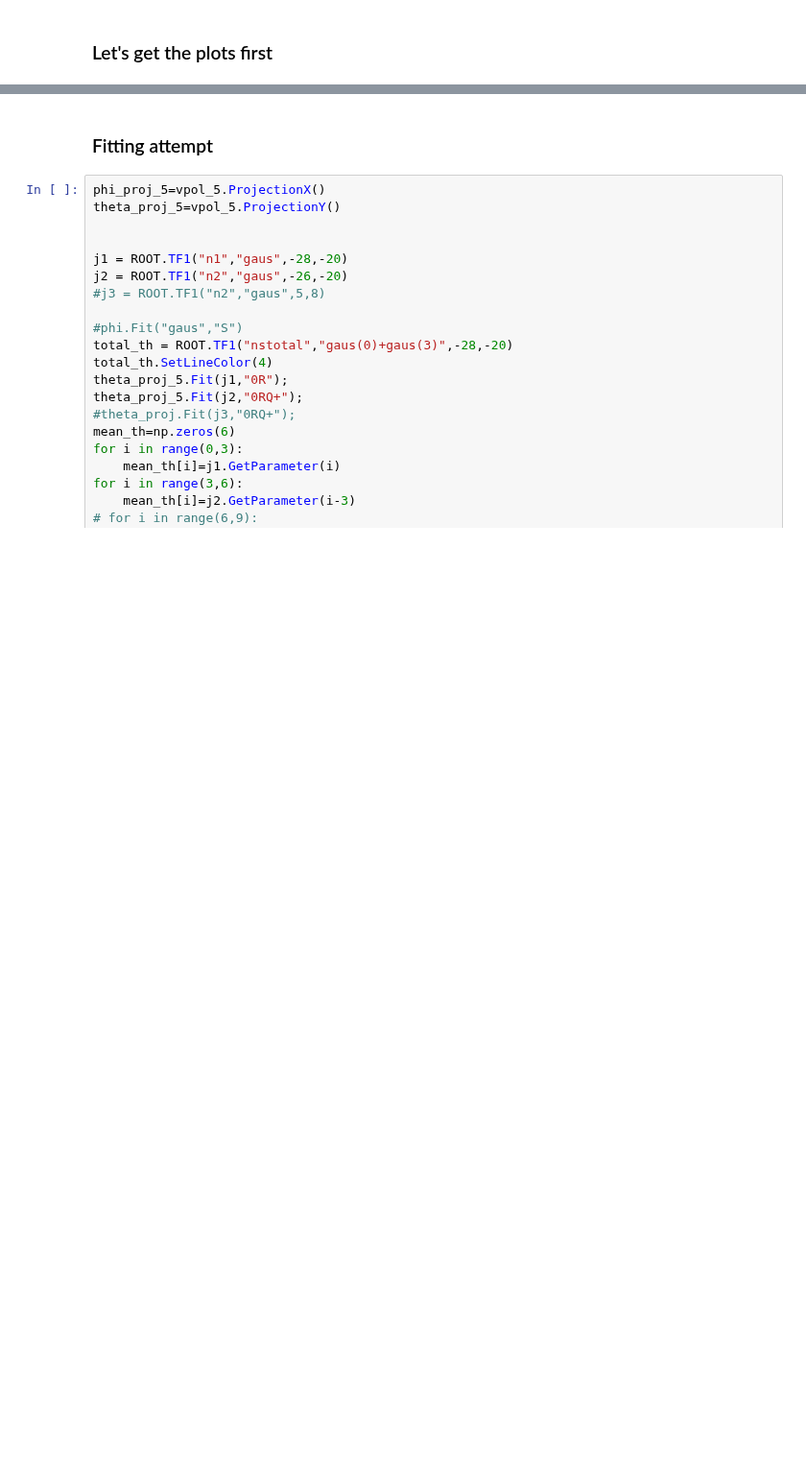
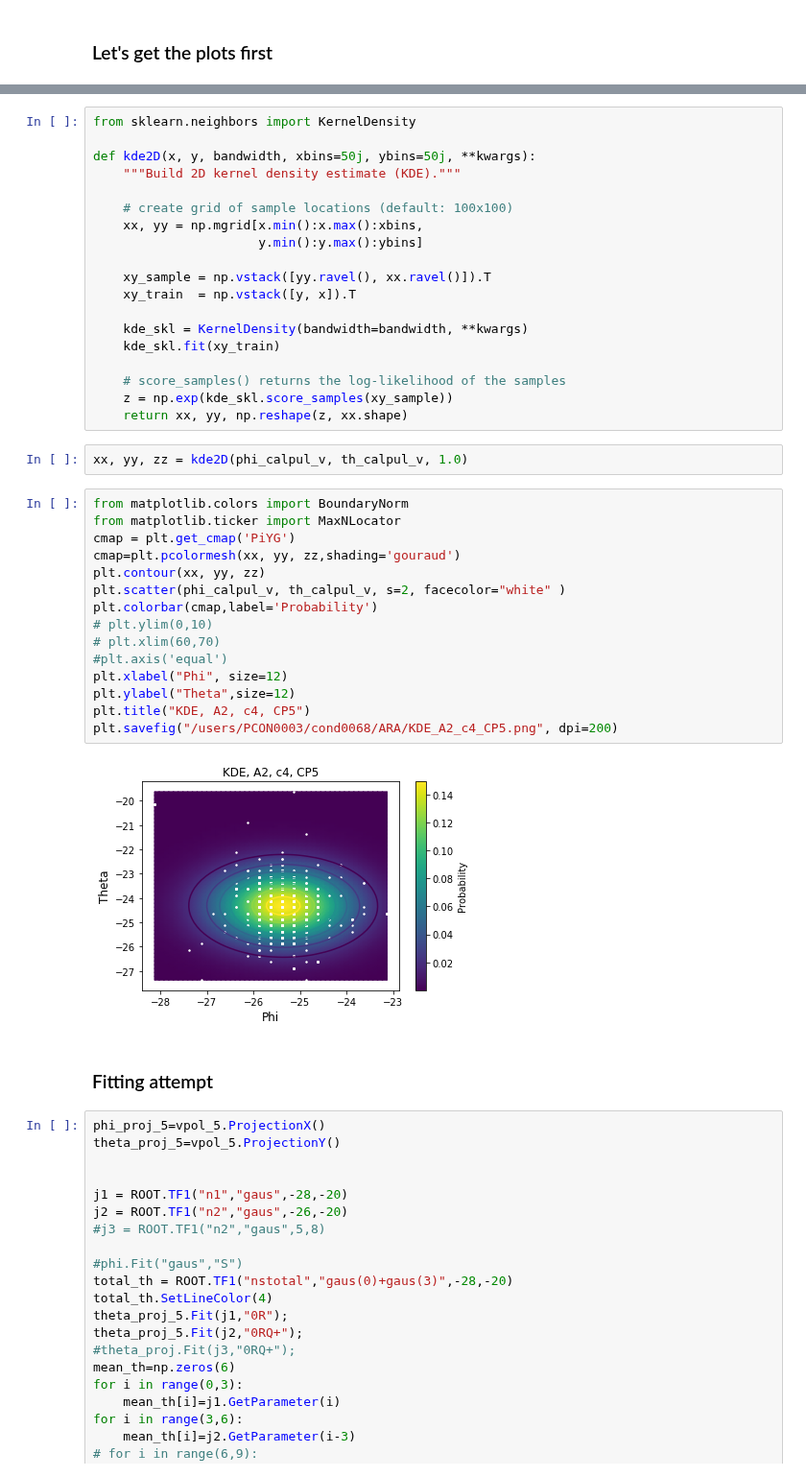
Before and after one commit to toej93/ARA_analysis, a Jupyter notebook: JuPyter_Notebooks/c4_fit.ipynb, the cells around one changed output, grey strips where cells are left out. Shown at 96% size. Saved outputs shown, nothing was run; the diff lists cells and outputs as text; blank space fills up the shorter version.

```diff
--- a/JuPyter_Notebooks/c4_fit.ipynb
+++ b/JuPyter_Notebooks/c4_fit.ipynb
@@ -45,3 +61,41 @@ Warning in <TCanvas::Constructor>: Deleting canvas with same name:
+# %%
+from sklearn.neighbors import KernelDensity
+
+def kde2D(x, y, bandwidth, xbins=50j, ybins=50j, **kwargs):
+    """Build 2D kernel density estimate (KDE)."""
+
+    # create grid of sample locations (default: 100x100)
+    xx, yy = np.mgrid[x.min():x.max():xbins,
+                      y.min():y.max():ybins]
+
+    xy_sample = np.vstack([yy.ravel(), xx.ravel()]).T
+    xy_train  = np.vstack([y, x]).T
+
+    kde_skl = KernelDensity(bandwidth=bandwidth, **kwargs)
+    kde_skl.fit(xy_train)
+
+    # score_samples() returns the log-likelihood of the samples
+    z = np.exp(kde_skl.score_samples(xy_sample))
+    return xx, yy, np.reshape(z, xx.shape)
+# %%
+xx, yy, zz = kde2D(phi_calpul_v, th_calpul_v, 1.0)
+# %%
+from matplotlib.colors import BoundaryNorm
+from matplotlib.ticker import MaxNLocator
+cmap = plt.get_cmap('PiYG')
+cmap=plt.pcolormesh(xx, yy, zz,shading='gouraud')
+plt.contour(xx, yy, zz)
+plt.scatter(phi_calpul_v, th_calpul_v, s=2, facecolor="white" )
+plt.colorbar(cmap,label='Probability')
+# plt.ylim(0,10)
+# plt.xlim(60,70)
+#plt.axis('equal')
+plt.xlabel("Phi", size=12)
+plt.ylabel("Theta",size=12)
+plt.title("KDE, A2, c4, CP5")
+plt.savefig("/users/PCON0003/cond0068/ARA/KDE_A2_c4_CP5.png", dpi=200)
+# %% [output]
+[figure, added]
 # %% [markdown]
 ### Fitting attempt
 # %%
```
Also changed, not shown: parts of 14 cells of this notebook, 4 other files.
